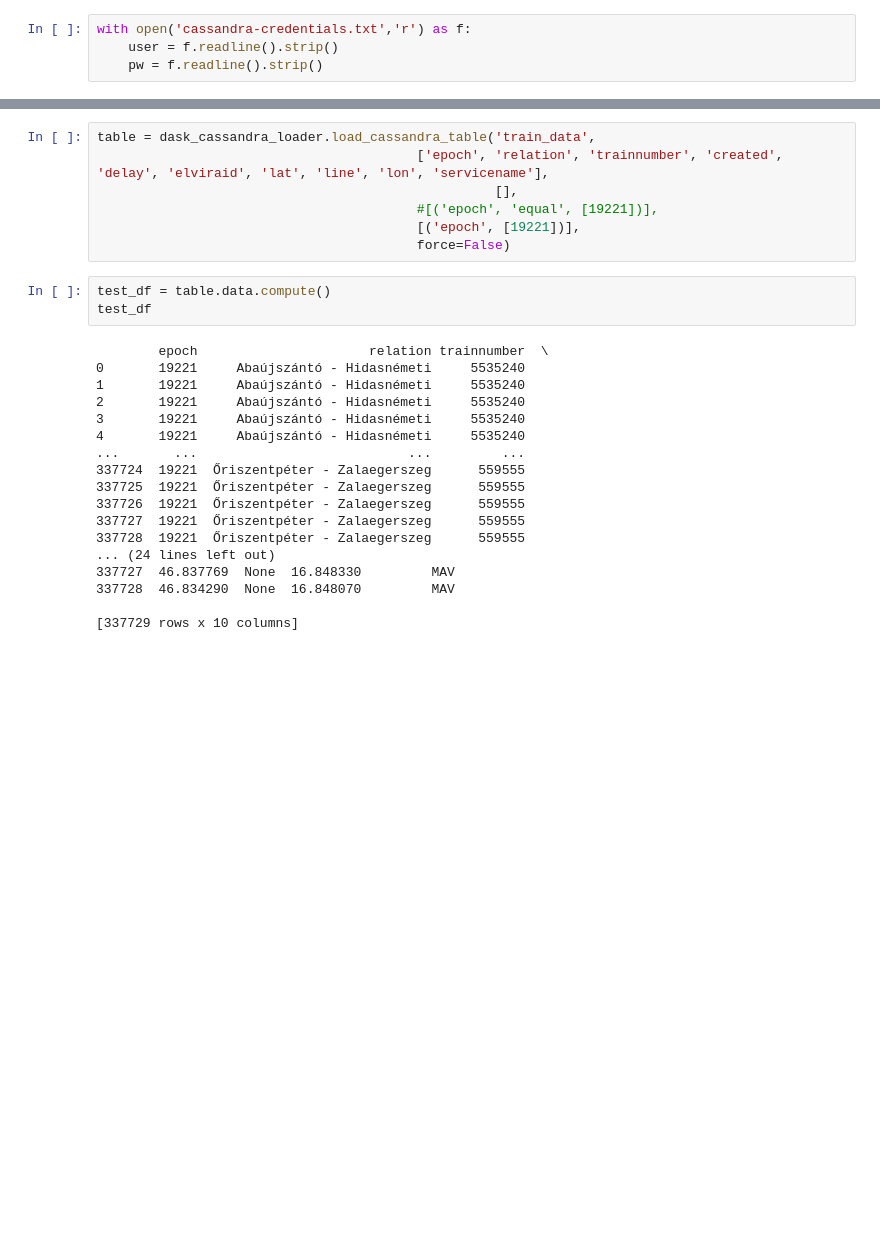
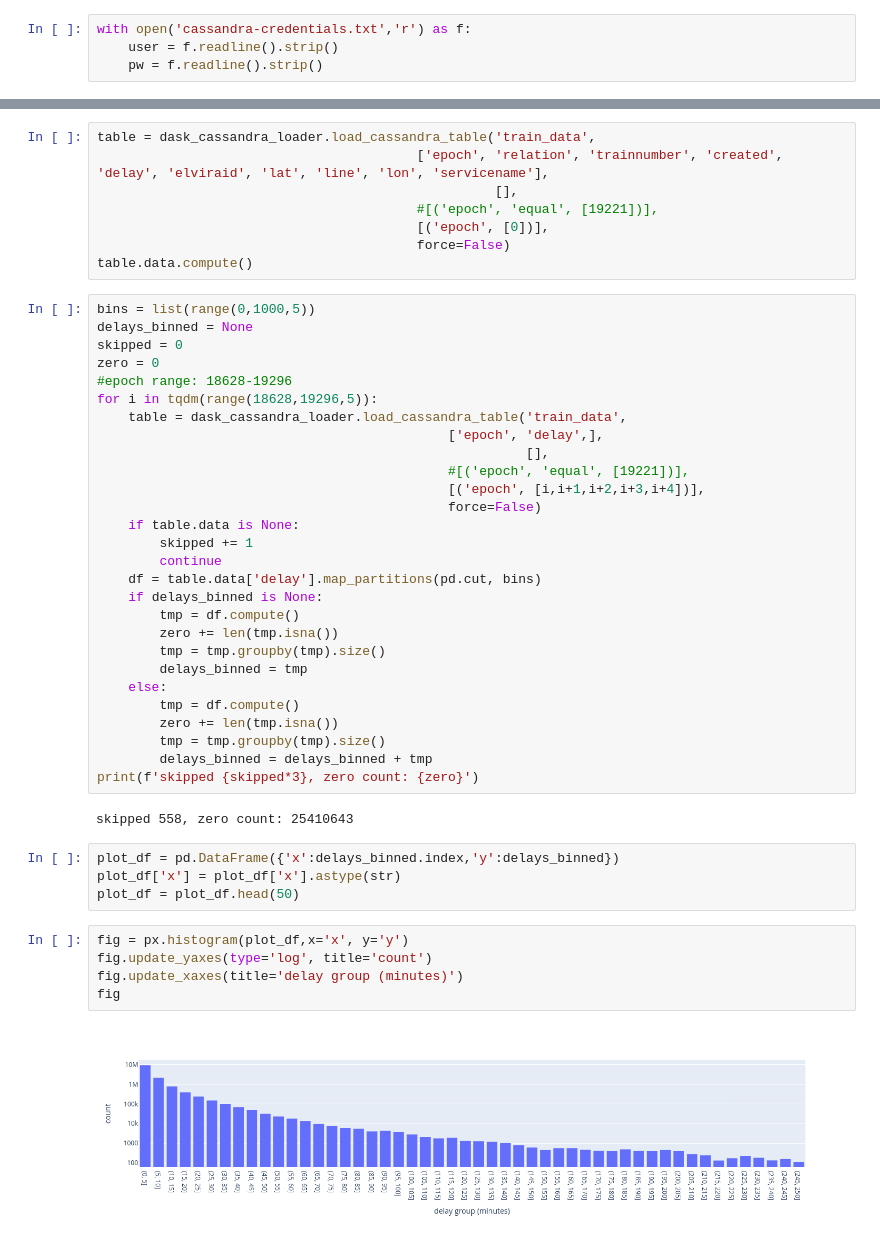
Before and after one commit to jazzysnake/mav-delay-eda, a Jupyter notebook: reddit-data-eda.ipynb, the cells around one changed output, grey strips where cells are left out. Cells and saved outputs as stored; diff of their text form; blank space fills up the shorter version.

```diff
--- a/reddit-data-eda.ipynb
+++ b/reddit-data-eda.ipynb
@@ -48,26 +42,47 @@ table = dask_cassandra_loader.load_cassandra_table('train_data',
                                          ['epoch', 'relation', 'trainnumber', 'created', 'delay', 'elviraid', 'lat', 'line', 'lon', 'servicename'],
                                                    [],
                                          #[('epoch', 'equal', [19221])],
-                                         [('epoch', [19221])],
+                                         [('epoch', [0])],
                                          force=False)
+table.data.compute()
 # %%
-test_df = table.data.compute()
-test_df
+bins = list(range(0,1000,5))
+delays_binned = None
+skipped = 0
+zero = 0
+#epoch range: 18628-19296
+for i in tqdm(range(18628,19296,5)):
+    table = dask_cassandra_loader.load_cassandra_table('train_data',
+                                             ['epoch', 'delay',],
+                                                       [],
+                                             #[('epoch', 'equal', [19221])],
+                                             [('epoch', [i,i+1,i+2,i+3,i+4])],
+                                             force=False)
+    if table.data is None:
+        skipped += 1
+        continue
+    df = table.data['delay'].map_partitions(pd.cut, bins)
+    if delays_binned is None:
+        tmp = df.compute()
+        zero += len(tmp.isna())
+        tmp = tmp.groupby(tmp).size()
+        delays_binned = tmp
+    else:
+        tmp = df.compute()
+        zero += len(tmp.isna())
+        tmp = tmp.groupby(tmp).size()
+        delays_binned = delays_binned + tmp
+print(f'skipped {skipped*3}, zero count: {zero}')
 # %% [output]
-        epoch                      relation trainnumber  \
-0       19221     Abaújszántó - Hidasnémeti     5535240
-1       19221     Abaújszántó - Hidasnémeti     5535240
-2       19221     Abaújszántó - Hidasnémeti     5535240
-3       19221     Abaújszántó - Hidasnémeti     5535240
-4       19221     Abaújszántó - Hidasnémeti     5535240
-...       ...                           ...         ...
-337724  19221  Őriszentpéter - Zalaegerszeg      559555
-337725  19221  Őriszentpéter - Zalaegerszeg      559555
-337726  19221  Őriszentpéter - Zalaegerszeg      559555
-337727  19221  Őriszentpéter - Zalaegerszeg      559555
-337728  19221  Őriszentpéter - Zalaegerszeg      559555
-... (24 lines left out)
-337727  46.837769  None  16.848330         MAV
-337728  46.834290  None  16.848070         MAV
-
-[337729 rows x 10 columns]
+skipped 558, zero count: 25410643
+# %%
+plot_df = pd.DataFrame({'x':delays_binned.index,'y':delays_binned})
+plot_df['x'] = plot_df['x'].astype(str)
+plot_df = plot_df.head(50)
+# %%
+fig = px.histogram(plot_df,x='x', y='y')
+fig.update_yaxes(type='log', title='count')
+fig.update_xaxes(title='delay group (minutes)')
+fig
+# %% [output]
+[figure, added]
```
Also changed, not shown: parts of 6 cells of this notebook.
